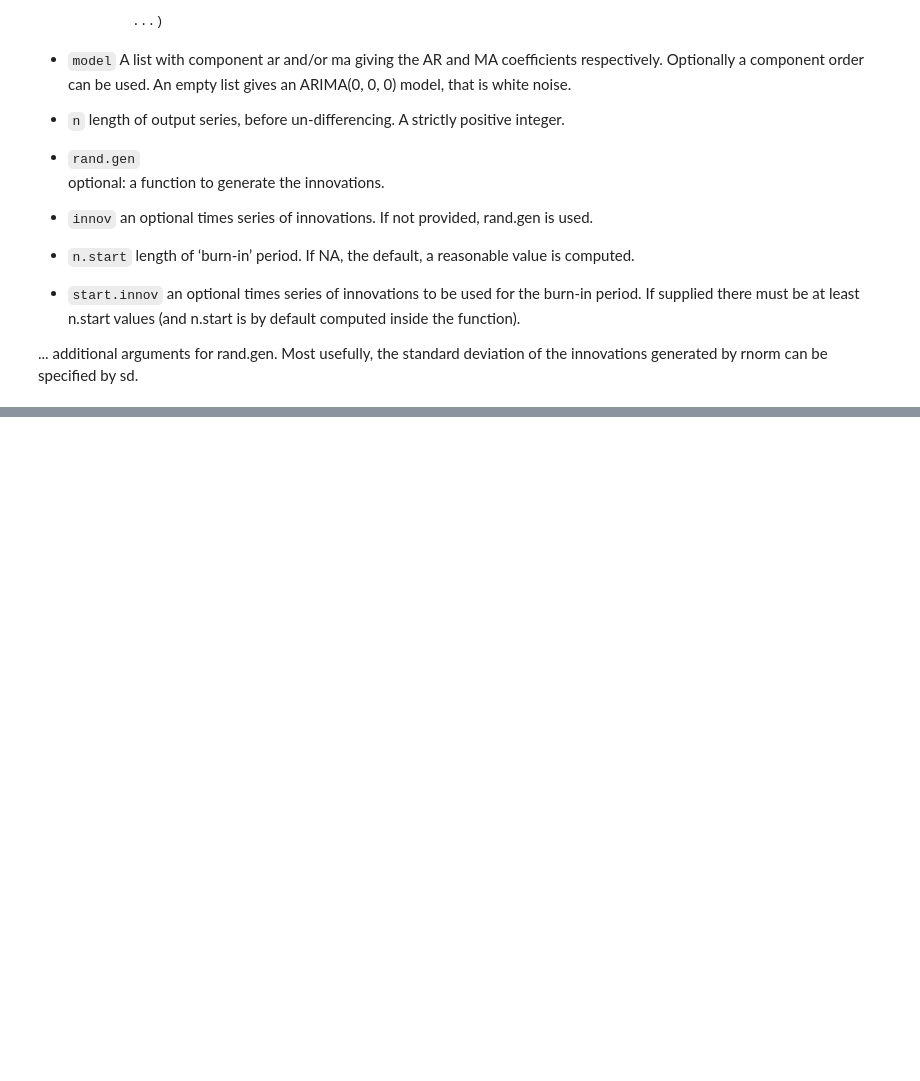
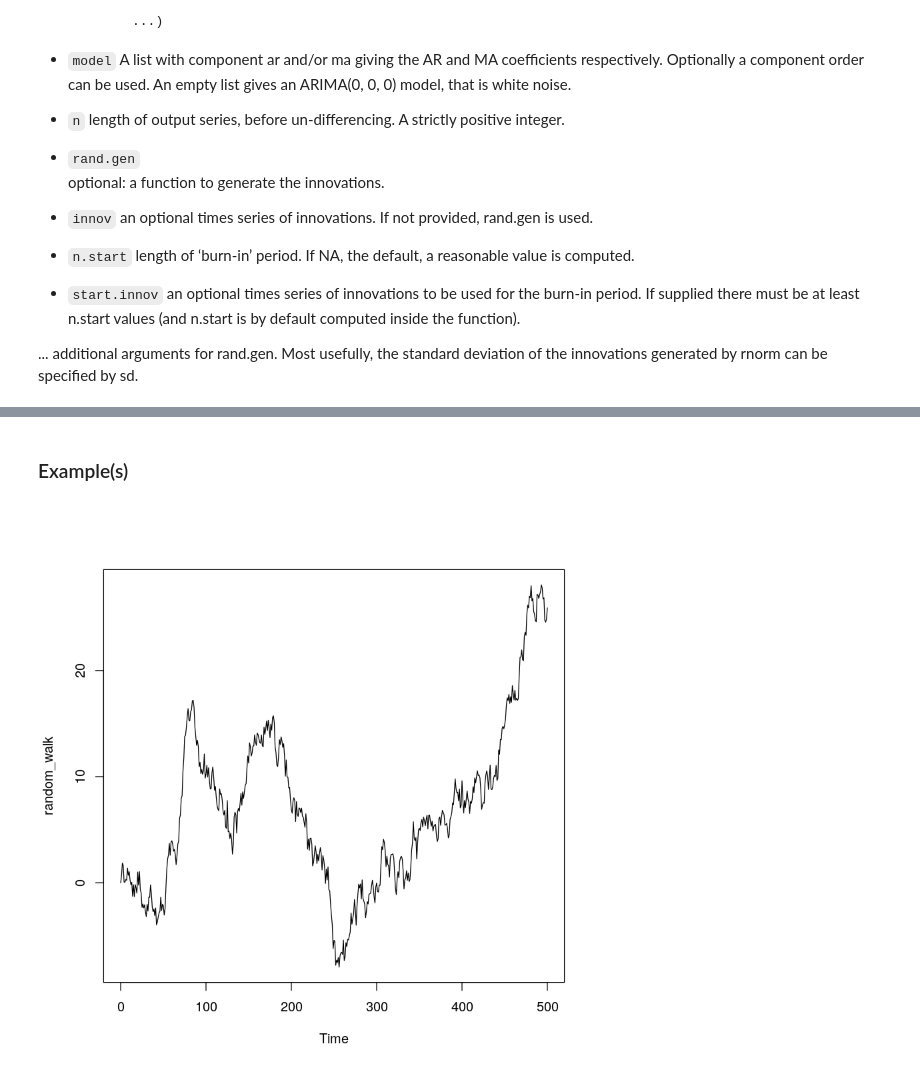
Before and after one commit to denglert/R-sandbox, a Jupyter notebook: datacamp/Time_series/chapter2.ipynb, the cells around one changed output, grey strips where cells are left out. Drawn from its saved outputs; the diff is of its cells as text; code cells hidden in the pictures; blank space fills up the shorter version.

Commit message:
datacamp arima

```diff
--- a/datacamp/Time_series/chapter2.ipynb
+++ b/datacamp/Time_series/chapter2.ipynb
@@ -102,0 +162,8 @@ ts.plot(white_noise_2)
+# %% [markdown]
+### Example(s)
+# %%
+random_walk <- arima.sim(model=list(order=c(0,1,0)), n=500)
+# %%
+ts.plot(random_walk)
+# %% [output]
+[figure, added]
```
Also changed, not shown: parts of 16 cells of this notebook, 1 other file.
